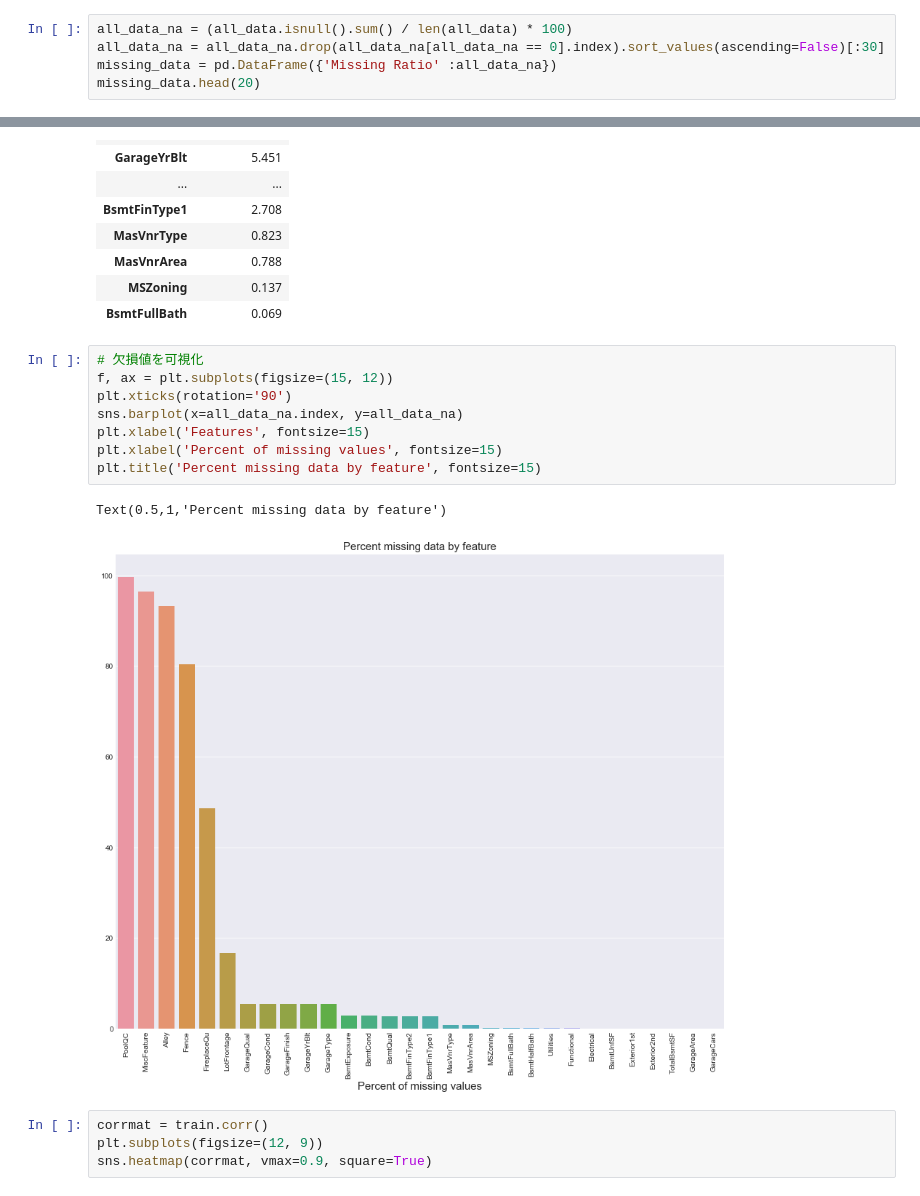
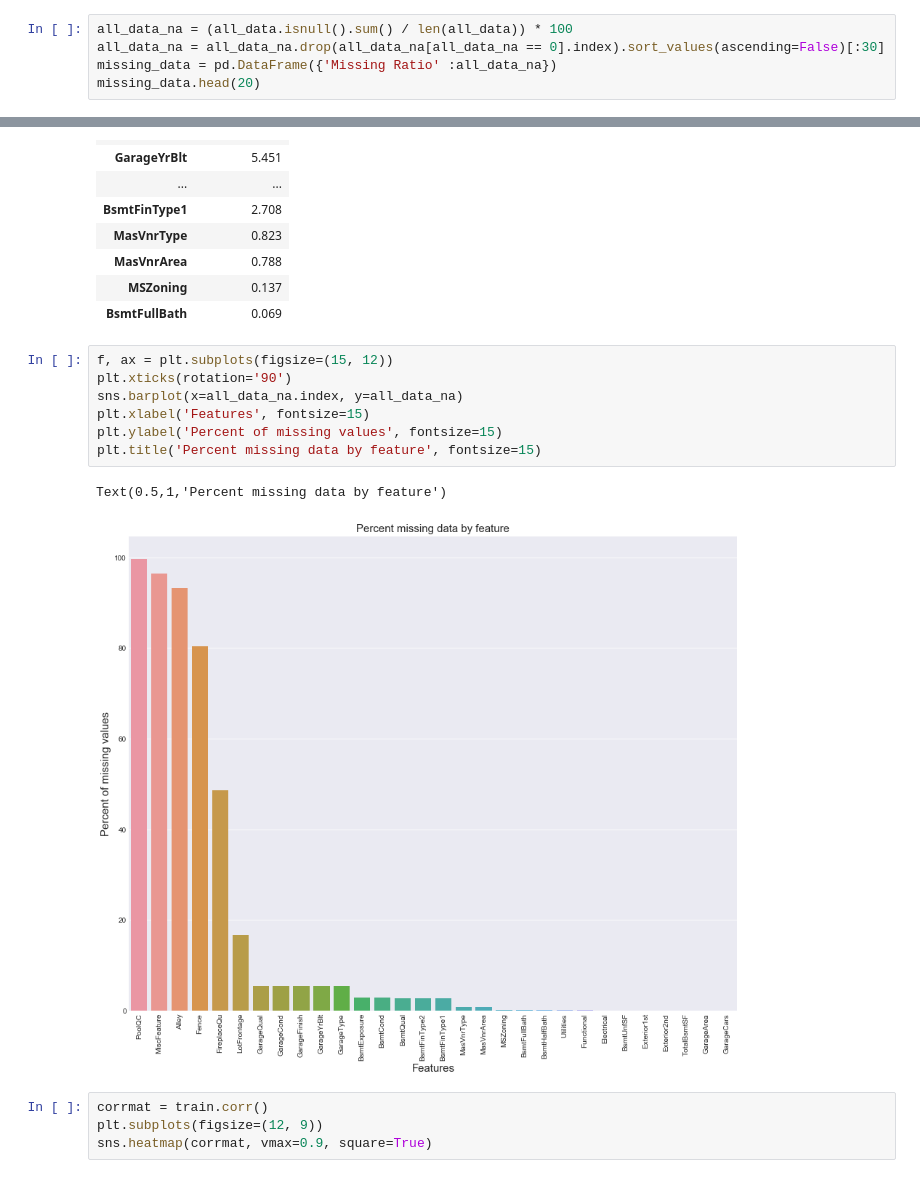
Before and after one commit to shohei1113/house-price, a Jupyter notebook: main.ipynb, the cells around one changed output, grey strips where cells are left out. Saved outputs shown, nothing was run; the diff lists cells and outputs as text.

```diff
--- a/main.ipynb
+++ b/main.ipynb
@@ -225,7 +230,7 @@ all_data size is : (2917, 79)
 # %% [markdown]
 ## 欠損値
 # %%
-all_data_na = (all_data.isnull().sum() / len(all_data) * 100)
+all_data_na = (all_data.isnull().sum() / len(all_data)) * 100
 all_data_na = all_data_na.drop(all_data_na[all_data_na == 0].index).sort_values(ascending=False)[:30]
 missing_data = pd.DataFrame({'Missing Ratio' :all_data_na})
 missing_data.head(20)
@@ -248,16 +253,15 @@ missing_data.head(20)
 | MSZoning | 0.137 |
 | BsmtFullBath | 0.069 |
 # %%
-# 欠損値を可視化
 f, ax = plt.subplots(figsize=(15, 12))
 plt.xticks(rotation='90')
 sns.barplot(x=all_data_na.index, y=all_data_na)
 plt.xlabel('Features', fontsize=15)
-plt.xlabel('Percent of missing values', fontsize=15)
+plt.ylabel('Percent of missing values', fontsize=15)
 plt.title('Percent missing data by feature', fontsize=15)
 # %% [output]
 Text(0.5,1,'Percent missing data by feature')
-[figure, old version]
+[figure, new version]
 # %%
 corrmat = train.corr()
 plt.subplots(figsize=(12, 9))
```
Also changed, not shown: parts of 12 cells of this notebook, 2 other files.
